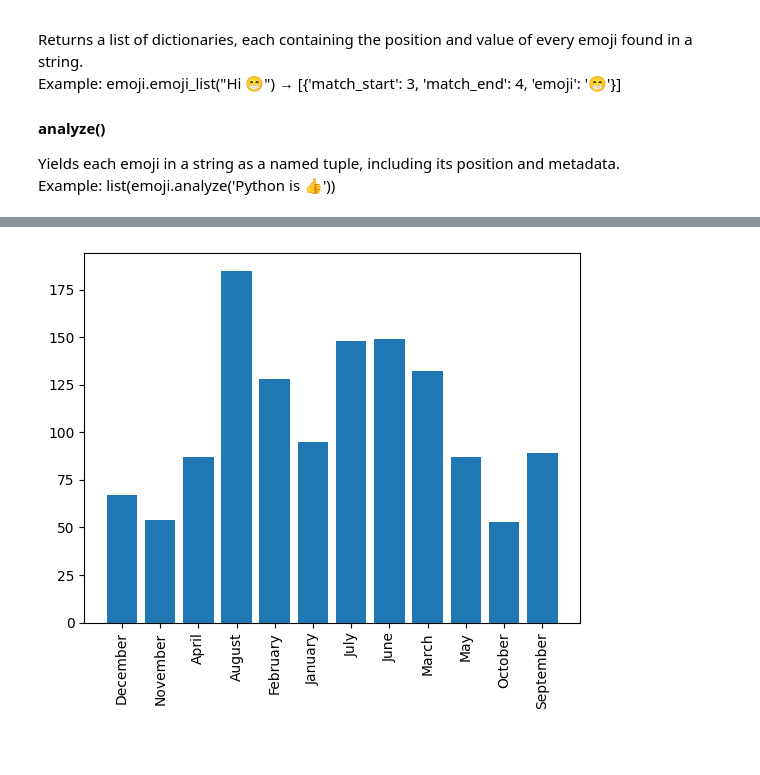
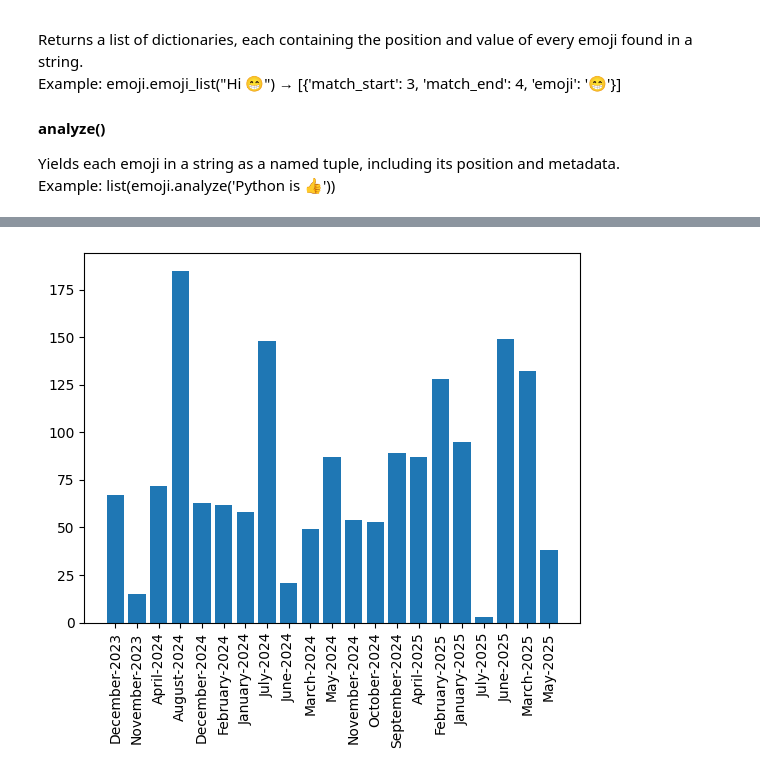
Before and after one commit to onkarshinde77/WhatsApp_chat_Analysis, a Jupyter notebook: main.ipynb, the cells around one changed output, grey strips where cells are left out. Cells and saved outputs as stored; diff of their text form; code cells hidden in the pictures; blank space fills up the shorter version.

```diff
--- a/main.ipynb
+++ b/main.ipynb
@@ -264,7 +270,7 @@ plt.xticks(rotation="vertical")
 # %%
 # timeline=timeline.sort_values('messages',ascending=False)
-plt.bar(timeline['month_name'],timeline['messages'])
+plt.bar(timeline['month_year'],timeline['messages'])
 plt.xticks(rotation="vertical")
 plt.show()
 # %% [output]
-[figure, old version]
+[figure, new version]
```
Also changed, not shown: parts of 5 cells of this notebook, 3 other files.
